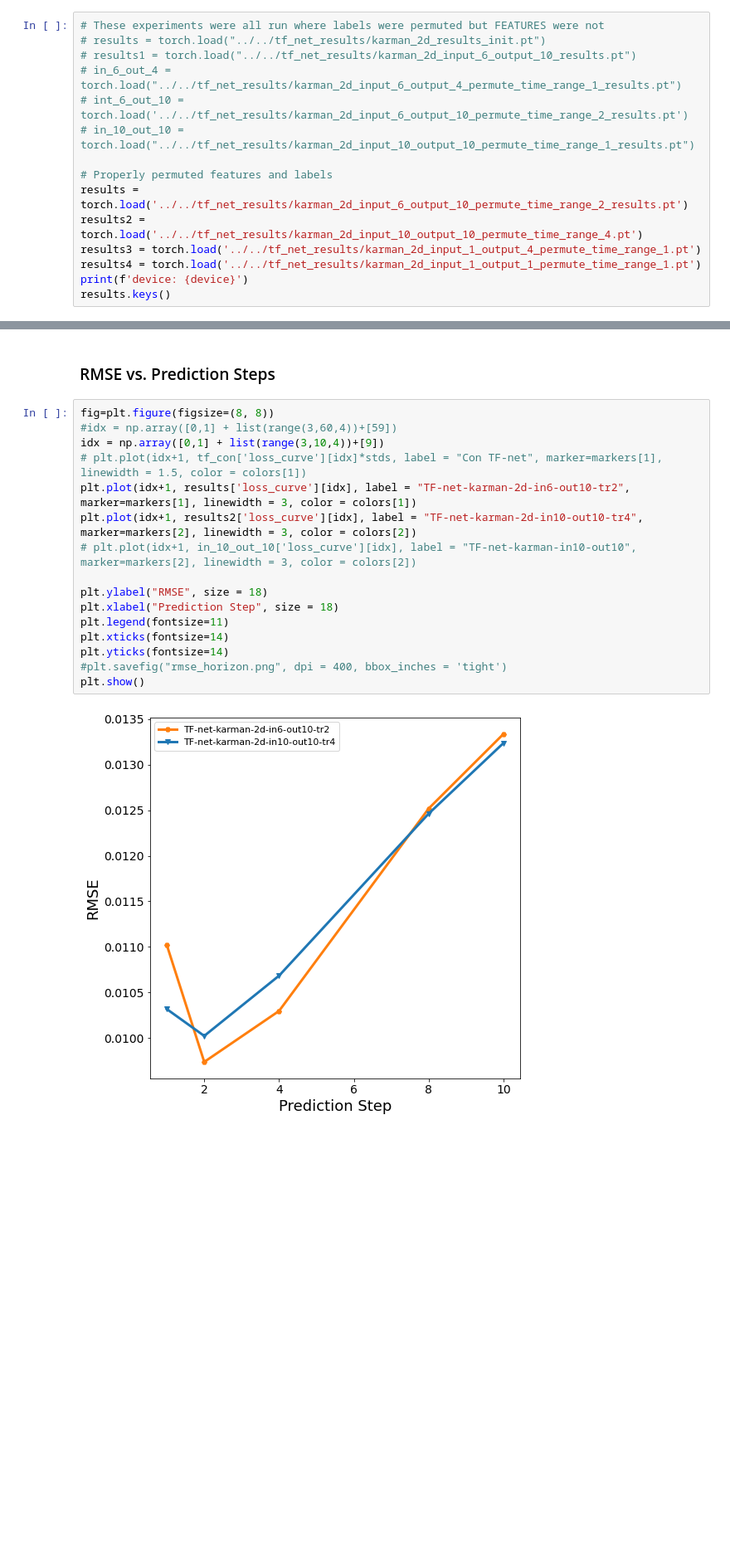
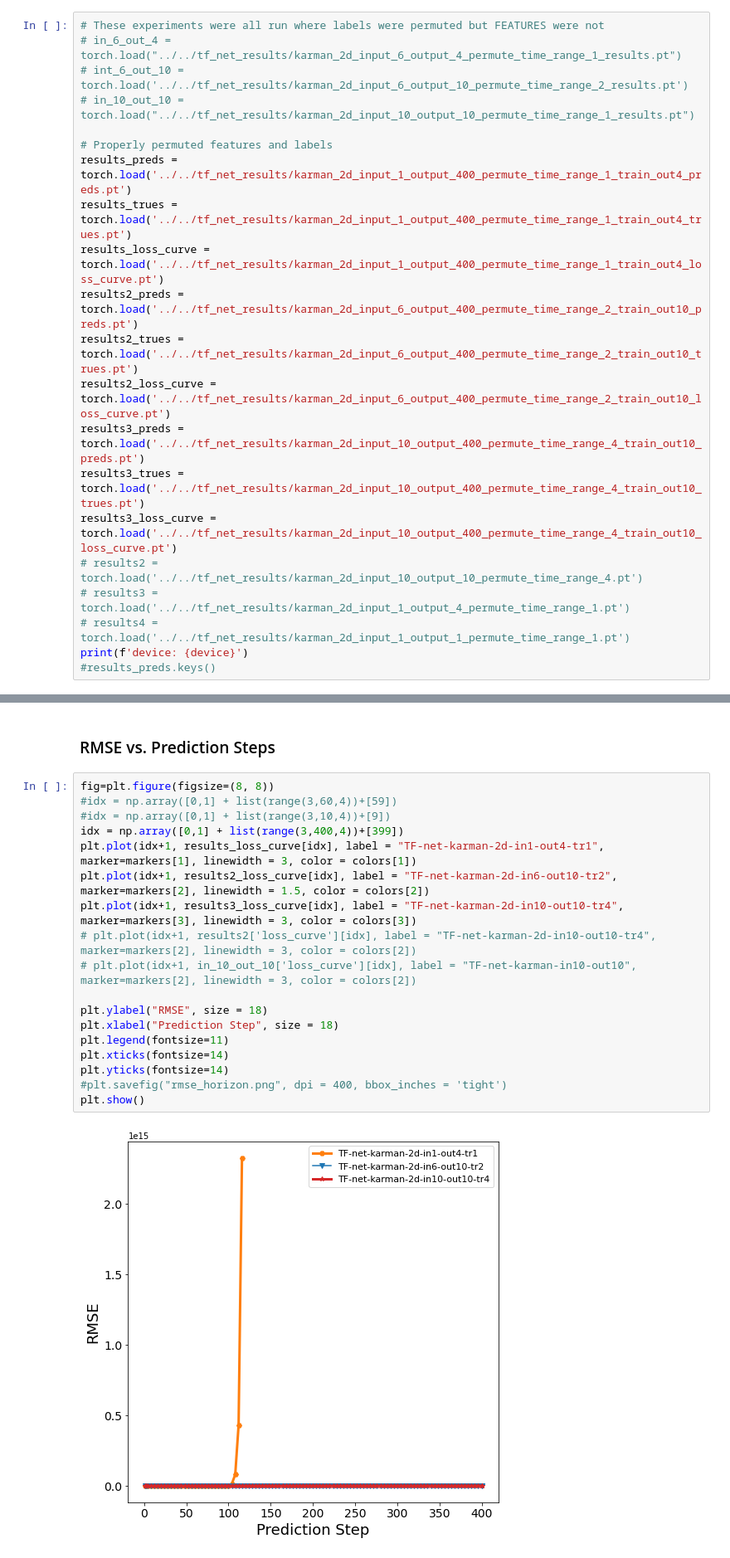
Before and after one commit to tailintalent/Turbulent-Flow-Nets, a Jupyter notebook: Evaluation/Evaluation_karman_2d.ipynb, the cells around one changed output, grey strips where cells are left out. Shown: that part at 83% size. Drawn from its saved outputs; the diff is of its cells as text; blank space fills up the shorter version.

Commit message:
Edited dataset reshaping to take input length and output length into account. Also added plotting of results for predictions up to 400 time steps

```diff
--- a/Evaluation/Evaluation_karman_2d.ipynb
+++ b/Evaluation/Evaluation_karman_2d.ipynb
@@ -17,18 +17,24 @@ warnings.filterwarnings("ignore")
 device = torch.device("cuda" if torch.cuda.is_available() else "cpu")
 # %%
 # These experiments were all run where labels were permuted but FEATURES were not
-# results = torch.load("../../tf_net_results/karman_2d_results_init.pt")
-# results1 = torch.load("../../tf_net_results/karman_2d_input_6_output_10_results.pt")
 # in_6_out_4 = torch.load("../../tf_net_results/karman_2d_input_6_output_4_permute_time_range_1_results.pt")
 # int_6_out_10 = torch.load('../../tf_net_results/karman_2d_input_6_output_10_permute_time_range_2_results.pt')
 # in_10_out_10 = torch.load("../../tf_net_results/karman_2d_input_10_output_10_permute_time_range_1_results.pt")
 
 # Properly permuted features and labels
-results = torch.load('../../tf_net_results/karman_2d_input_6_output_10_permute_time_range_2_results.pt')
-results2 = torch.load('../../tf_net_results/karman_2d_input_10_output_10_permute_time_range_4.pt')
-results3 = torch.load('../../tf_net_results/karman_2d_input_1_output_4_permute_time_range_1.pt')
-results4 = torch.load('../../tf_net_results/karman_2d_input_1_output_1_permute_time_range_1.pt')
+results_preds = torch.load('../../tf_net_results/karman_2d_input_1_output_400_permute_time_range_1_train_out4_preds.pt')
+results_trues = torch.load('../../tf_net_results/karman_2d_input_1_output_400_permute_time_range_1_train_out4_trues.pt')
+results_loss_curve = torch.load('../../tf_net_results/karman_2d_input_1_output_400_permute_time_range_1_train_out4_loss_curve.pt')
+results2_preds = torch.load('../../tf_net_results/karman_2d_input_6_output_400_permute_time_range_2_train_out10_preds.pt')
+results2_trues = torch.load('../../tf_net_results/karman_2d_input_6_output_400_permute_time_range_2_train_out10_trues.pt')
+results2_loss_curve = torch.load('../../tf_net_results/karman_2d_input_6_output_400_permute_time_range_2_train_out10_loss_curve.pt')
+results3_preds = torch.load('../../tf_net_results/karman_2d_input_10_output_400_permute_time_range_4_train_out10_preds.pt')
+results3_trues = torch.load('../../tf_net_results/karman_2d_input_10_output_400_permute_time_range_4_train_out10_trues.pt')
+results3_loss_curve = torch.load('../../tf_net_results/karman_2d_input_10_output_400_permute_time_range_4_train_out10_loss_curve.pt')
+# results2 = torch.load('../../tf_net_results/karman_2d_input_10_output_10_permute_time_range_4.pt')
+# results3 = torch.load('../../tf_net_results/karman_2d_input_1_output_4_permute_time_range_1.pt')
+# results4 = torch.load('../../tf_net_results/karman_2d_input_1_output_1_permute_time_range_1.pt')
 print(f'device: {device}')
-results.keys()
+#results_preds.keys()
 # %% [output]
 device: cuda
@@ -52,18 +58,20 @@ print(preds[0].shape)
 # %%
 fig=plt.figure(figsize=(8, 8))
 #idx = np.array([0,1] + list(range(3,60,4))+[59])
-idx = np.array([0,1] + list(range(3,10,4))+[9])
-# plt.plot(idx+1, tf_con['loss_curve'][idx]*stds, label = "Con TF-net", marker=markers[1], linewidth = 1.5, color = colors[1])
-plt.plot(idx+1, results['loss_curve'][idx], label = "TF-net-karman-2d-in6-out10-tr2", marker=markers[1], linewidth = 3, color = colors[1])
-plt.plot(idx+1, results2['loss_curve'][idx], label = "TF-net-karman-2d-in10-out10-tr4", marker=markers[2], linewidth = 3, color = colors[2])
+#idx = np.array([0,1] + list(range(3,10,4))+[9])
+idx = np.array([0,1] + list(range(3,400,4))+[399])
+plt.plot(idx+1, results_loss_curve[idx], label = "TF-net-karman-2d-in1-out4-tr1", marker=markers[1], linewidth = 3, color = colors[1])
+plt.plot(idx+1, results2_loss_curve[idx], label = "TF-net-karman-2d-in6-out10-tr2", marker=markers[2], linewidth = 1.5, color = colors[2])
+plt.plot(idx+1, results3_loss_curve[idx], label = "TF-net-karman-2d-in10-out10-tr4", marker=markers[3], linewidth = 3, color = colors[3])
+# plt.plot(idx+1, results2['loss_curve'][idx], label = "TF-net-karman-2d-in10-out10-tr4", marker=markers[2], linewidth = 3, color = colors[2])
 # plt.plot(idx+1, in_10_out_10['loss_curve'][idx], label = "TF-net-karman-in10-out10", marker=markers[2], linewidth = 3, color = colors[2])
 
 plt.ylabel("RMSE", size = 18)
 plt.xlabel("Prediction Step", size = 18)
 plt.legend(fontsize=11)
 plt.xticks(fontsize=14)
 plt.yticks(fontsize=14)
 #plt.savefig("rmse_horizon.png", dpi = 400, bbox_inches = 'tight')
 plt.show()
 # %% [output]
-[figure, old version]
+[figure, new version]
```
Also changed, not shown: parts of 11 cells of this notebook, 1 other file.
